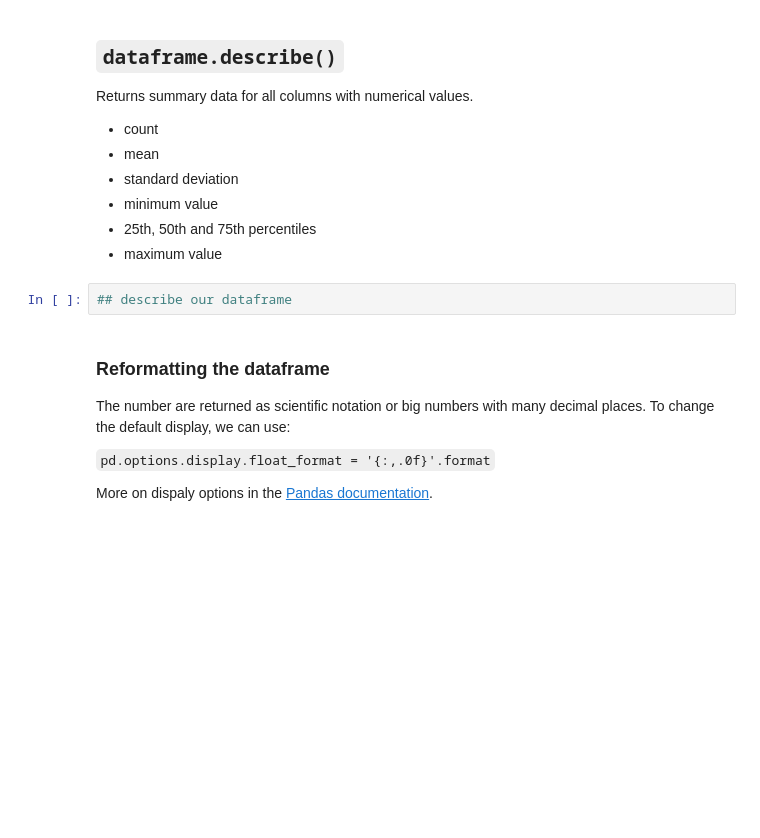
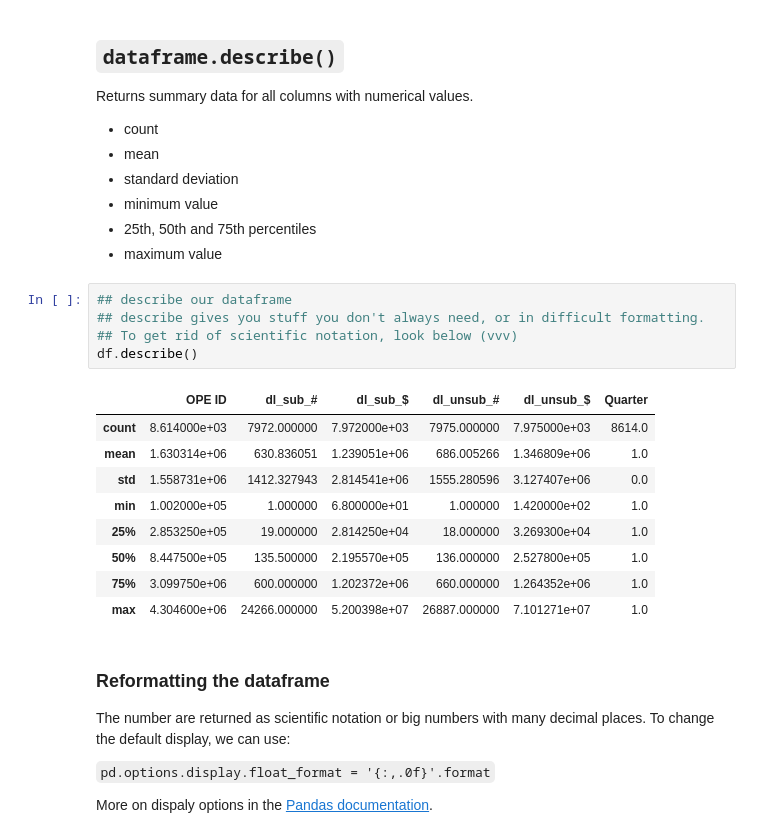
Before and after one commit to sashalcohen/CLASS-NOTES, a Jupyter notebook: wk07A-aggregation-SASHA.ipynb, the cells around one changed output. Saved outputs shown, nothing was run; the diff lists cells and outputs as text; blank space fills up the shorter version.

```diff
--- a/wk07A-aggregation-SASHA.ipynb
+++ b/wk07A-aggregation-SASHA.ipynb
@@ -84,6 +85,19 @@ Returns summary data for all columns with numerical values.
 - maximum value
 # %%
 ## describe our dataframe
+## describe gives you stuff you don't always need, or in difficult formatting.
+## To get rid of scientific notation, look below (vvv)
+df.describe()
+# %% [output]
+|  | OPE ID | dl_sub_# | dl_sub_$ | dl_unsub_# | dl_unsub_$ | Quarter |
+| count | 8.614000e+03 | 7972.000000 | 7.972000e+03 | 7975.000000 | 7.975000e+03 | 8614.0 |
+| mean | 1.630314e+06 | 630.836051 | 1.239051e+06 | 686.005266 | 1.346809e+06 | 1.0 |
+| std | 1.558731e+06 | 1412.327943 | 2.814541e+06 | 1555.280596 | 3.127407e+06 | 0.0 |
+| min | 1.002000e+05 | 1.000000 | 6.800000e+01 | 1.000000 | 1.420000e+02 | 1.0 |
+| 25% | 2.853250e+05 | 19.000000 | 2.814250e+04 | 18.000000 | 3.269300e+04 | 1.0 |
+| 50% | 8.447500e+05 | 135.500000 | 2.195570e+05 | 136.000000 | 2.527800e+05 | 1.0 |
+| 75% | 3.099750e+06 | 600.000000 | 1.202372e+06 | 660.000000 | 1.264352e+06 | 1.0 |
+| max | 4.304600e+06 | 24266.000000 | 5.200398e+07 | 26887.000000 | 7.101271e+07 | 1.0 |
 # %% [markdown]
 ### Reformatting the dataframe
 
```
Also changed, not shown: parts of 19 cells of this notebook.
